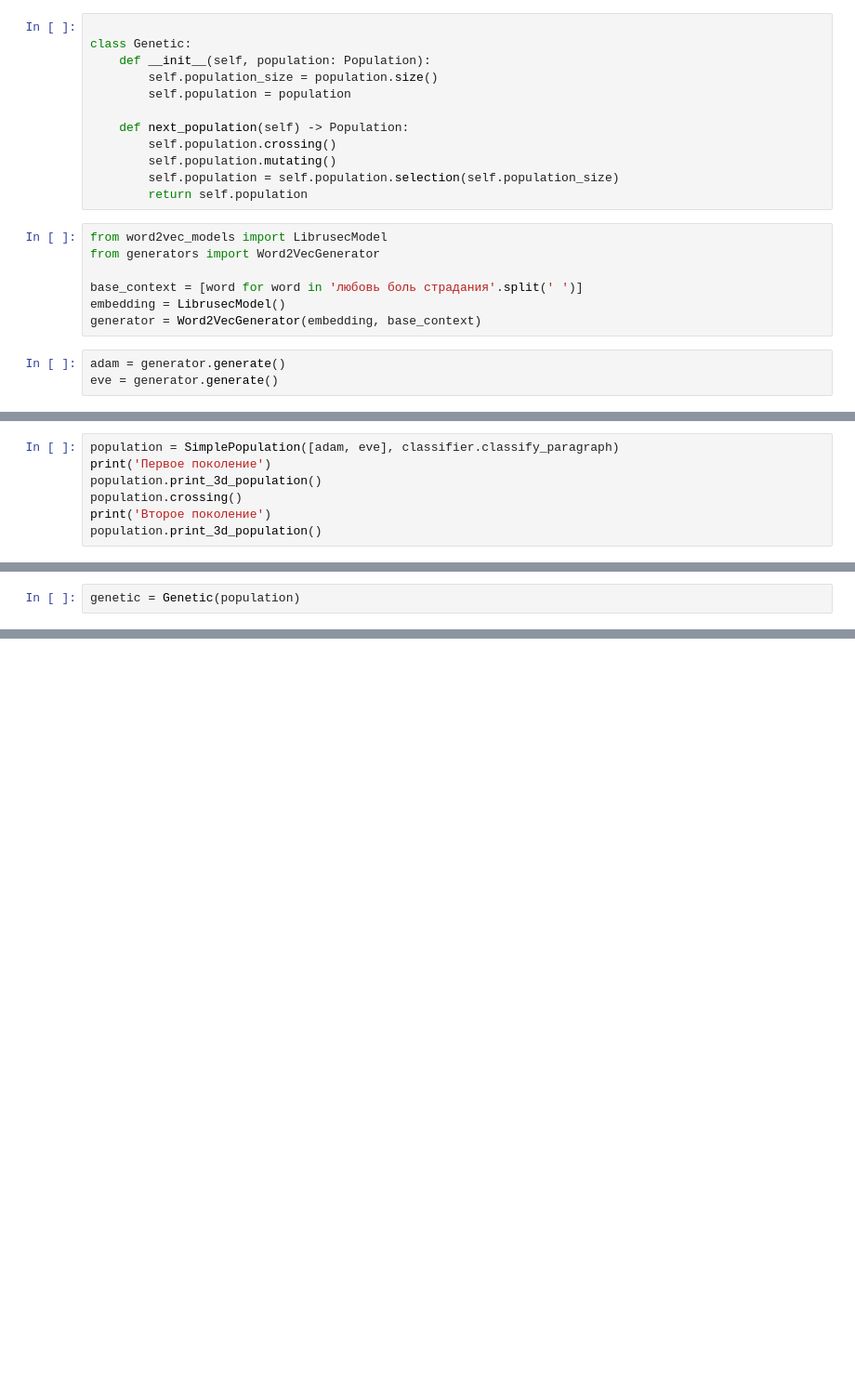
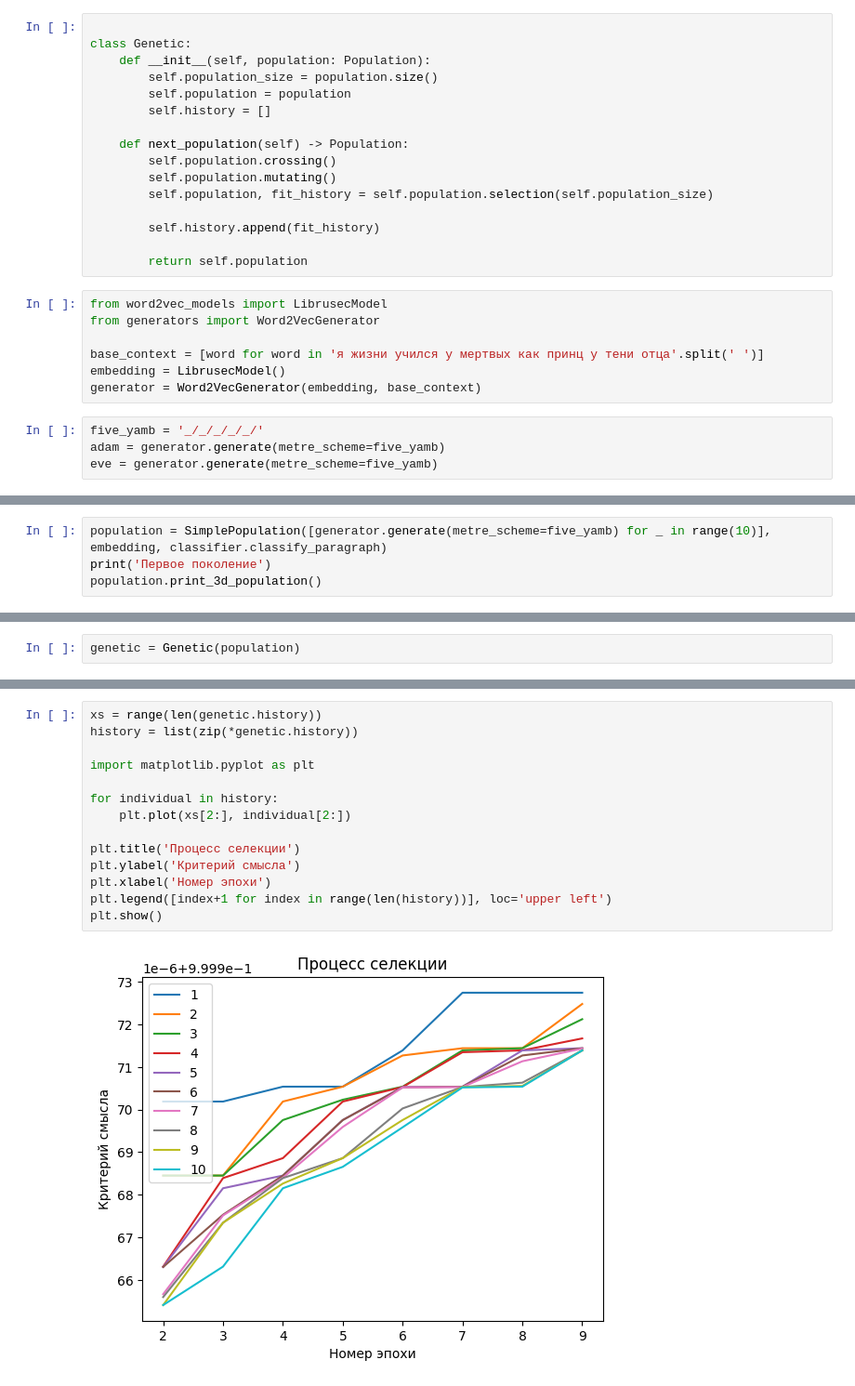
Before and after one commit to Infoboros/mAIakovsky, a Jupyter notebook: discover/genetic.ipynb, the cells around one changed output, grey strips where cells are left out. Shown at 93% size. Saved outputs shown, nothing was run; the diff lists cells and outputs as text; blank space fills up the shorter version.

Commit message:
[add] simple gen algorithm

```diff
--- a/discover/genetic.ipynb
+++ b/discover/genetic.ipynb
@@ -103,19 +161,24 @@ class Genetic:
     def __init__(self, population: Population):
         self.population_size = population.size()
         self.population = population
+        self.history = []
 
     def next_population(self) -> Population:
         self.population.crossing()
         self.population.mutating()
-        self.population = self.population.selection(self.population_size)
+        self.population, fit_history = self.population.selection(self.population_size)
+
+        self.history.append(fit_history)
+
         return self.population
 # %%
 from word2vec_models import LibrusecModel
 from generators import Word2VecGenerator
 
-base_context = [word for word in 'любовь боль страдания'.split(' ')]
+base_context = [word for word in 'я жизни учился у мертвых как принц у тени отца'.split(' ')]
 embedding = LibrusecModel()
 generator = Word2VecGenerator(embedding, base_context)
 # %%
-adam = generator.generate()
-eve = generator.generate()
+five_yamb = '_/_/_/_/_/'
+adam = generator.generate(metre_scheme=five_yamb)
+eve = generator.generate(metre_scheme=five_yamb)
@@ -124,12 +191,9 @@ from meaning_classifier import MeaningClassifierCNNNavec
 
 classifier = MeaningClassifierCNNNavec()
 # %%
-population = SimplePopulation([adam, eve], classifier.classify_paragraph)
+population = SimplePopulation([generator.generate(metre_scheme=five_yamb) for _ in range(10)], embedding, classifier.classify_paragraph)
 print('Первое поколение')
 population.print_3d_population()
-population.crossing()
-print('Второе поколение')
-population.print_3d_population()
 # %% [output]
 Первое поколение
 Индивид 0
@@ -172,0 +239,16 @@ genetic.next_population().print_3d_population()
+# %%
+xs = range(len(genetic.history))
+history = list(zip(*genetic.history))
+
+import matplotlib.pyplot as plt
+
+for individual in history:
+    plt.plot(xs[2:], individual[2:])
+
+plt.title('Процесс селекции')
+plt.ylabel('Критерий смысла')
+plt.xlabel('Номер эпохи')
+plt.legend([index+1 for index in range(len(history))], loc='upper left')
+plt.show()
+# %% [output]
+[figure, added]
```
Also changed, not shown: parts of 8 cells of this notebook, 5 other files.
